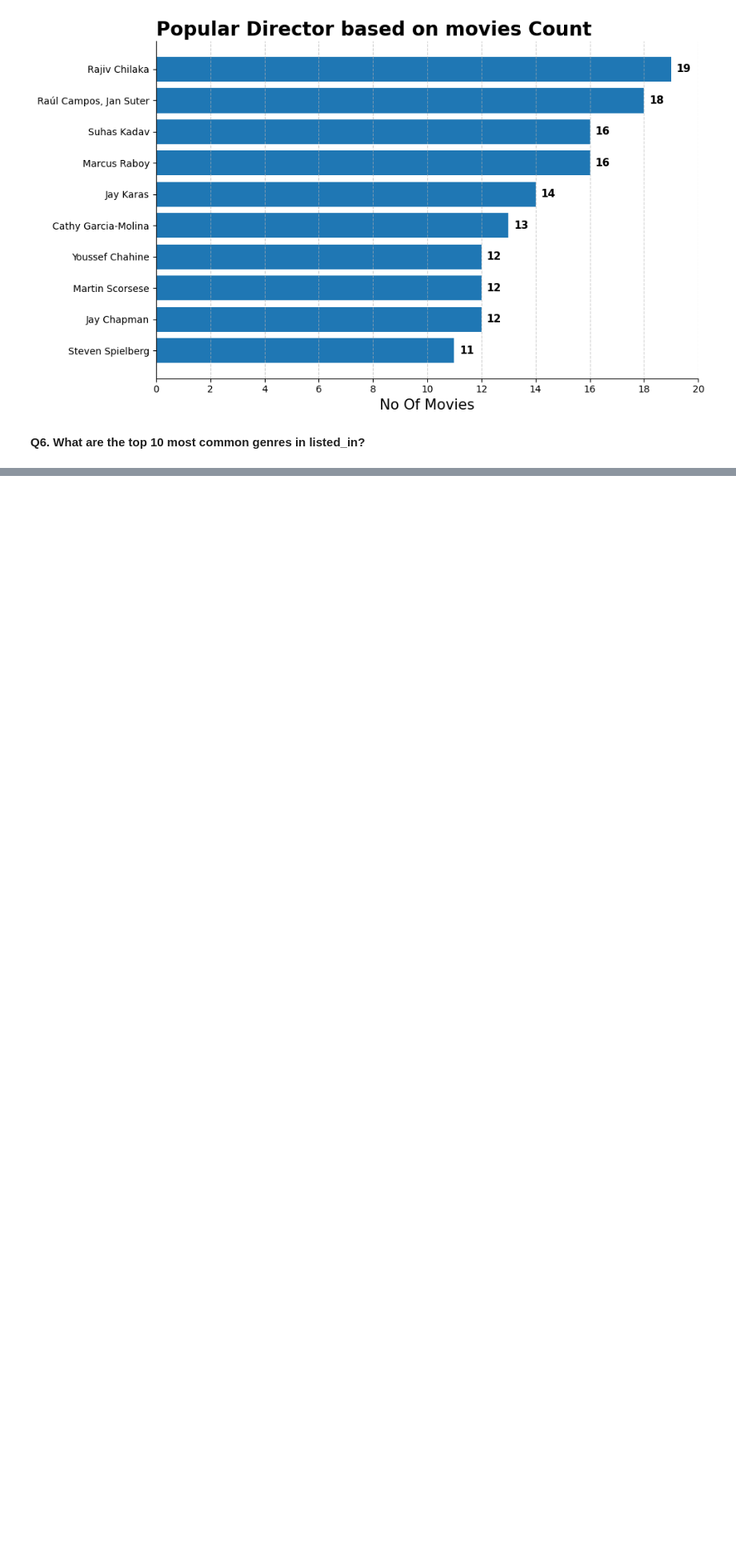
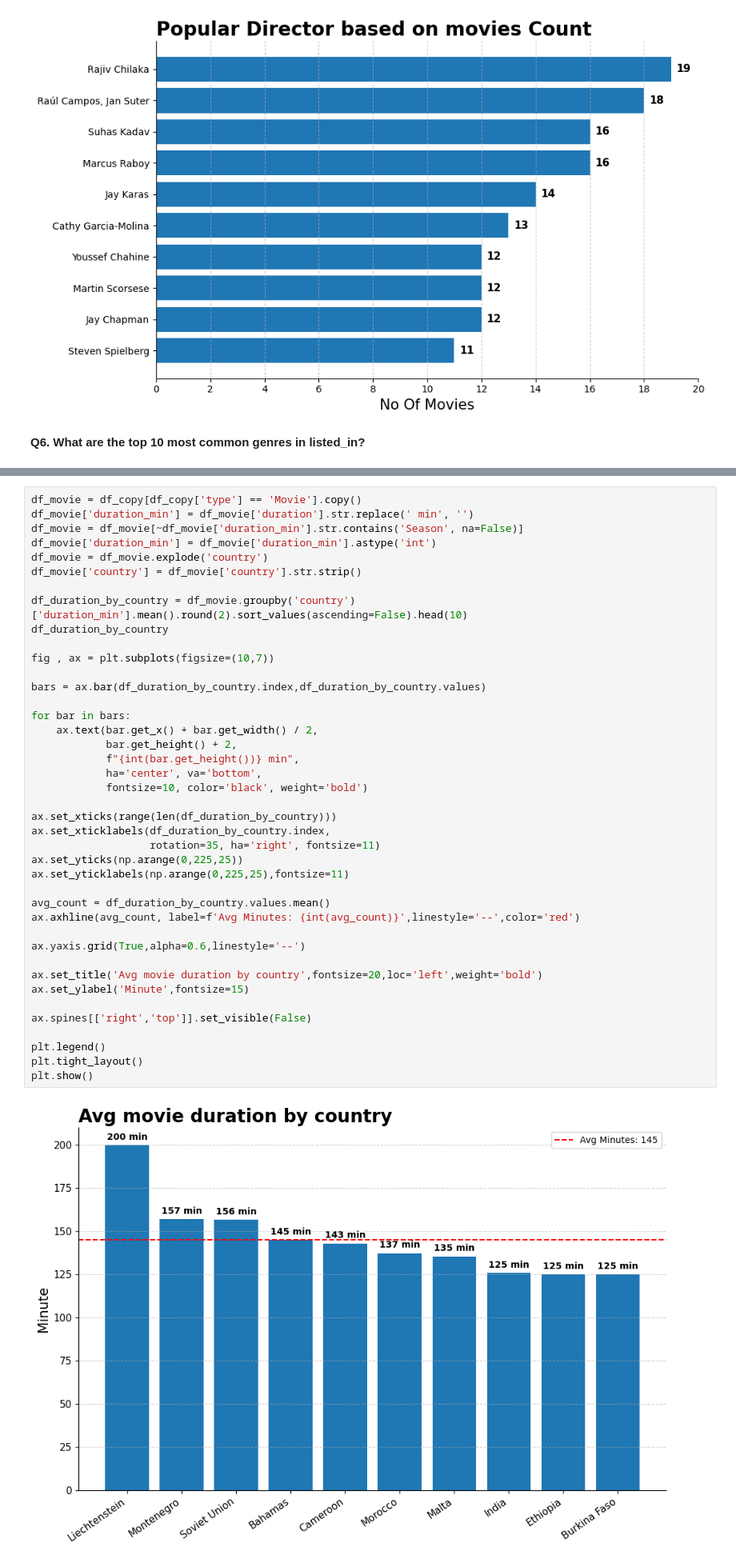
Before and after one commit to Abhaypanchal5/Data-Analytics-Portfolio, a Jupyter notebook: 04_End-To-End-Project/Netflix Analysis/NoteBook/notebook.ipynb, the cells around one changed output, grey strips where cells are left out. Shown at 80% size. Drawn from its saved outputs; the diff is of its cells as text; blank space fills up the shorter version.

```diff
--- a/04_End-To-End-Project/Netflix Analysis/NoteBook/notebook.ipynb
+++ b/04_End-To-End-Project/Netflix Analysis/NoteBook/notebook.ipynb
@@ -486,0 +489,43 @@ plt.show()
+# %%
+df_movie = df_copy[df_copy['type'] == 'Movie'].copy()
+df_movie['duration_min'] = df_movie['duration'].str.replace(' min', '')
+df_movie = df_movie[~df_movie['duration_min'].str.contains('Season', na=False)]
+df_movie['duration_min'] = df_movie['duration_min'].astype('int')
+df_movie = df_movie.explode('country')
+df_movie['country'] = df_movie['country'].str.strip()
+
+df_duration_by_country = df_movie.groupby('country')['duration_min'].mean().round(2).sort_values(ascending=False).head(10)
+df_duration_by_country
+
+fig , ax = plt.subplots(figsize=(10,7))
+
+bars = ax.bar(df_duration_by_country.index,df_duration_by_country.values)
+
+for bar in bars:
+    ax.text(bar.get_x() + bar.get_width() / 2,
+            bar.get_height() + 2,
+            f"{int(bar.get_height())} min",
+            ha='center', va='bottom',
+            fontsize=10, color='black', weight='bold')
+
+ax.set_xticks(range(len(df_duration_by_country)))
+ax.set_xticklabels(df_duration_by_country.index,
+                   rotation=35, ha='right', fontsize=11)
+ax.set_yticks(np.arange(0,225,25))
+ax.set_yticklabels(np.arange(0,225,25),fontsize=11)
+
+avg_count = df_duration_by_country.values.mean()
+ax.axhline(avg_count, label=f'Avg Minutes: {int(avg_count)}',linestyle='--',color='red')
+
+ax.yaxis.grid(True,alpha=0.6,linestyle='--')
+
+ax.set_title('Avg movie duration by country',fontsize=20,loc='left',weight='bold')
+ax.set_ylabel('Minute',fontsize=15)
+
+ax.spines[['right','top']].set_visible(False)
+
+plt.legend()
+plt.tight_layout()
+plt.show()
+# %% [output]
+[figure, added]
```
Also changed, not shown: parts of 2 cells of this notebook.
